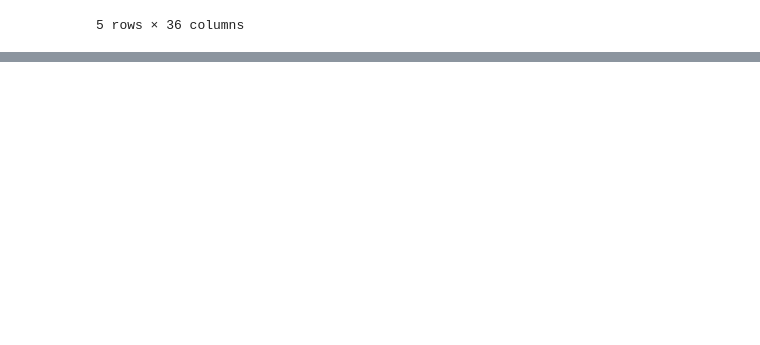
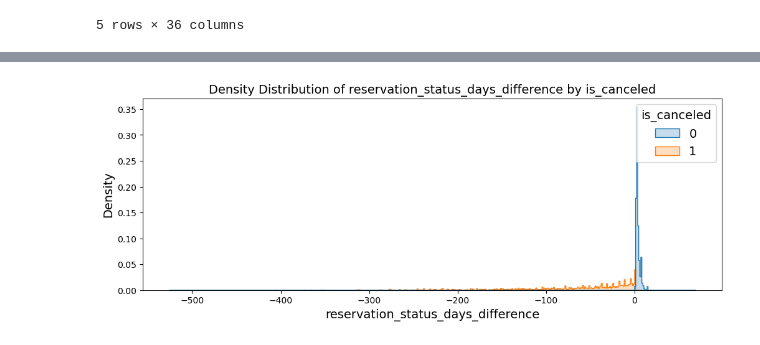
Before and after one commit to McGill-MMA-EnterpriseAnalytics/hotel-cancellation-analysis, a Jupyter notebook: Final_Project_Notebook.ipynb, the cells around one changed output, grey strips where cells are left out. Drawn from its saved outputs; the diff is of its cells as text; code cells hidden in the pictures; blank space fills up the shorter version.

```diff
--- a/Final_Project_Notebook.ipynb
+++ b/Final_Project_Notebook.ipynb
@@ -21,0 +222,8 @@ data.head()
+# %%
+# Convert 'reservation_status_date' to datetime format
+data['reservation_status_date'] = pd.to_datetime(data['reservation_status_date'])
+
+# Extract Days_Difference from 'reservation_status_date'
+data['reservation_status_days_difference'] = (data['reservation_status_date'] - pd.to_datetime(data['arrival_date_year'].astype(str) + '-' + data['arrival_date_month'] + '-' + data['arrival_date_day_of_month'].astype(str))).dt.days
+
+data[['reservation_status_days_difference']].head()
@@ -21,0 +237,7 @@ data.head()
+# %%
+plt.figure(figsize=(12, 4))
+sns.histplot(data=data, x="reservation_status_days_difference", hue="is_canceled", element="step", stat="density", common_norm=False)
+plt.title('Density Distribution of reservation_status_days_difference by is_canceled')
+plt.show()
+# %% [output]
+[figure, added]
```
Also changed, not shown: parts of 32 cells of this notebook.
